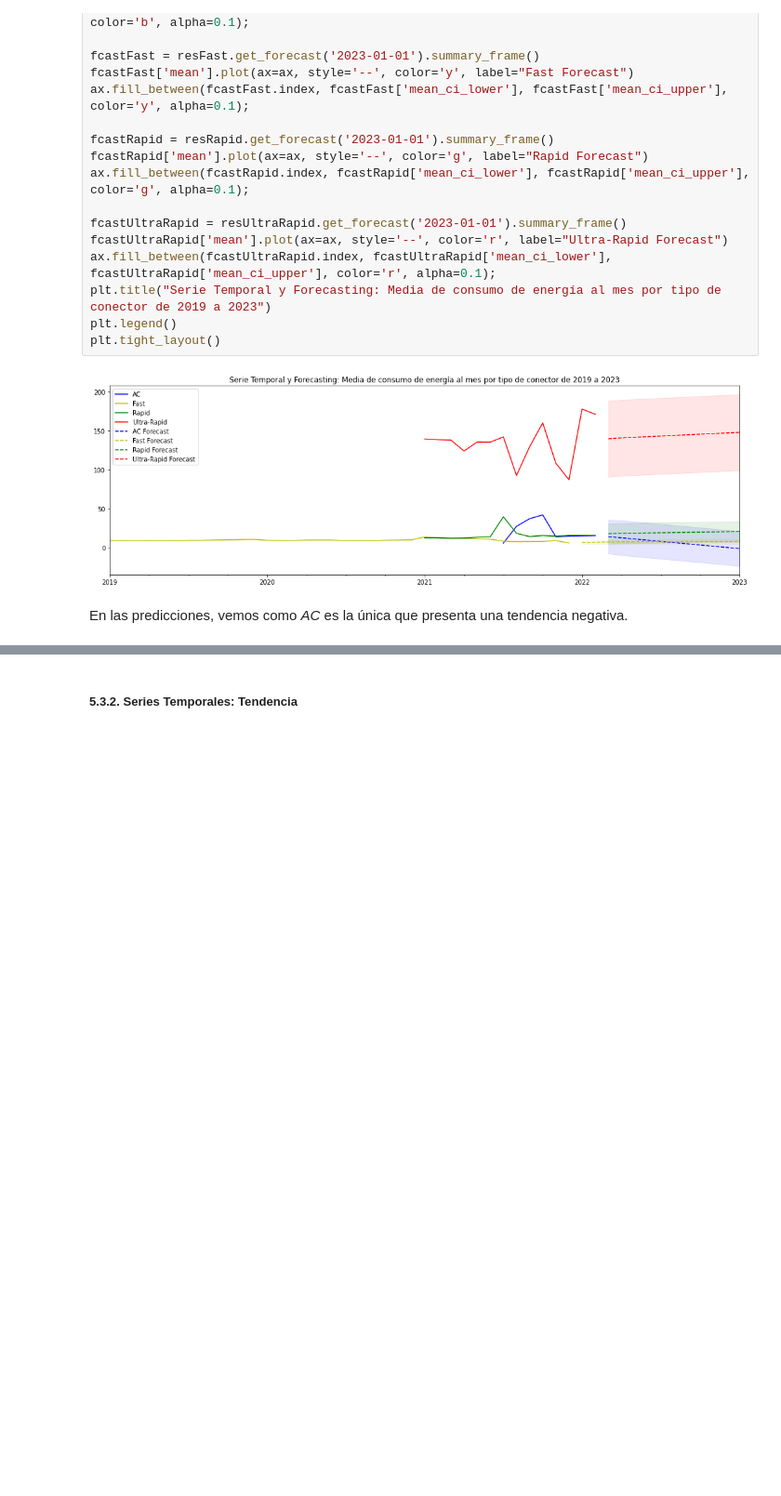
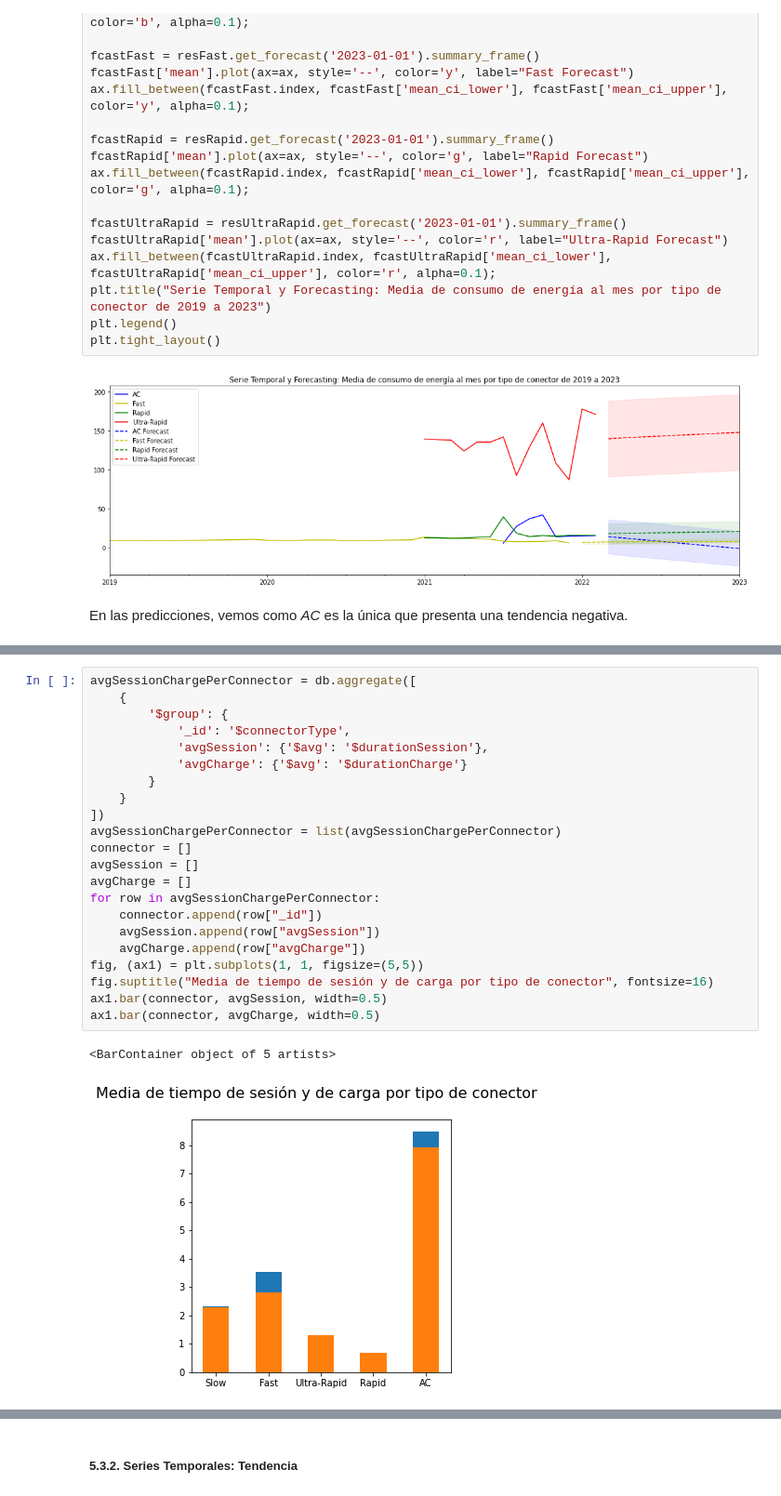
Before and after one commit to jesuscumpli/CienciaDeDatos_ChargingStations, a Jupyter notebook: Memoria_Notebook.ipynb, the cells around one changed output, grey strips where cells are left out. Shown at 93% size. Cells and saved outputs as stored; diff of their text form; blank space fills up the shorter version.

```diff
--- a/Memoria_Notebook.ipynb
+++ b/Memoria_Notebook.ipynb
@@ -1167,0 +1227,25 @@ TODO: mostrar gráficas sobre la duración media tanto de sesión como de carga.
+# %%
+avgSessionChargePerConnector = db.aggregate([
+    {
+        '$group': {
+            '_id': '$connectorType',
+            'avgSession': {'$avg': '$durationSession'},
+            'avgCharge': {'$avg': '$durationCharge'}
+        }
+    }
+])
+avgSessionChargePerConnector = list(avgSessionChargePerConnector)
+connector = []
+avgSession = []
+avgCharge = []
+for row in avgSessionChargePerConnector:
+    connector.append(row["_id"])
+    avgSession.append(row["avgSession"])
+    avgCharge.append(row["avgCharge"])
+fig, (ax1) = plt.subplots(1, 1, figsize=(5,5))
+fig.suptitle("Media de tiempo de sesión y de carga por tipo de conector", fontsize=16)
+ax1.bar(connector, avgSession, width=0.5)
+ax1.bar(connector, avgCharge, width=0.5)
+# %% [output]
+<BarContainer object of 5 artists>
+[figure, added]
```
Also changed, not shown: parts of 39 cells of this notebook.
